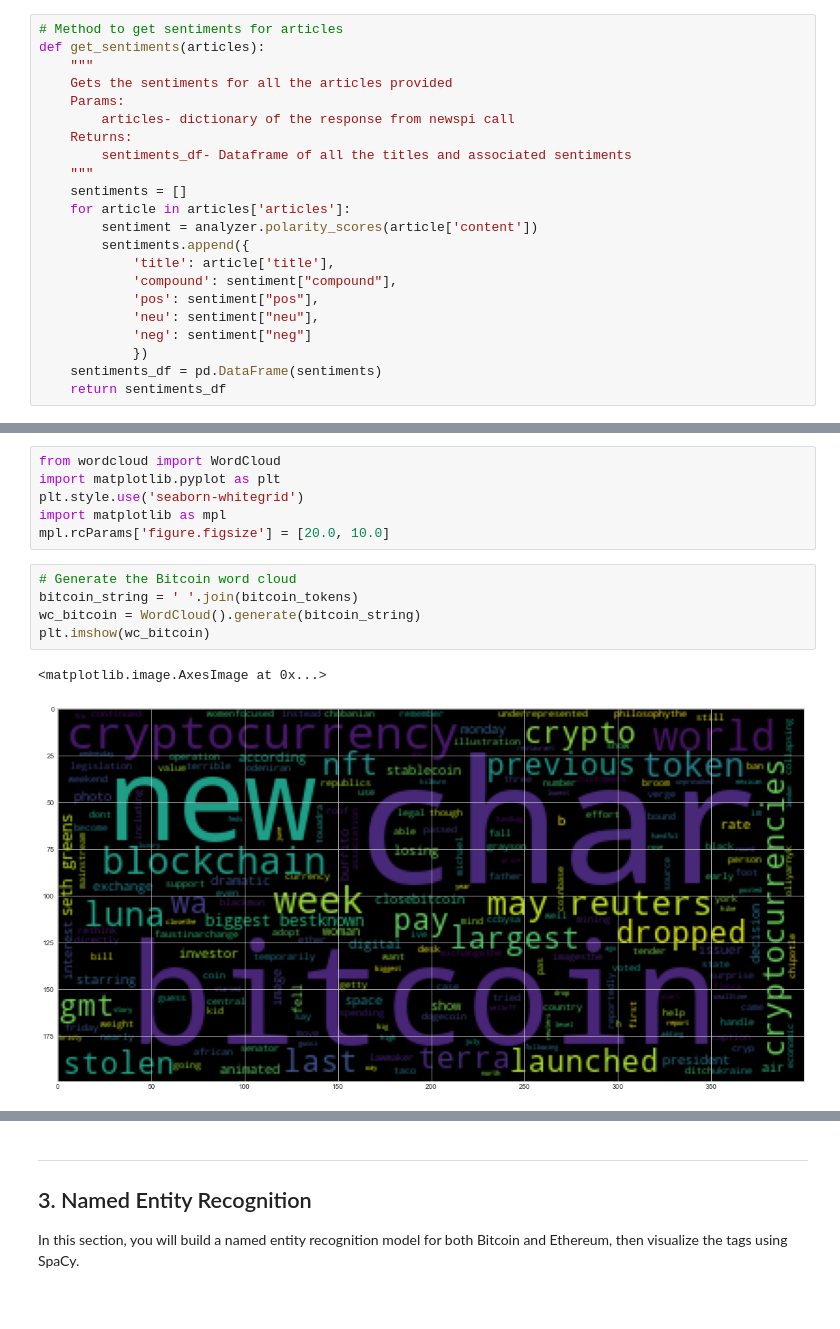
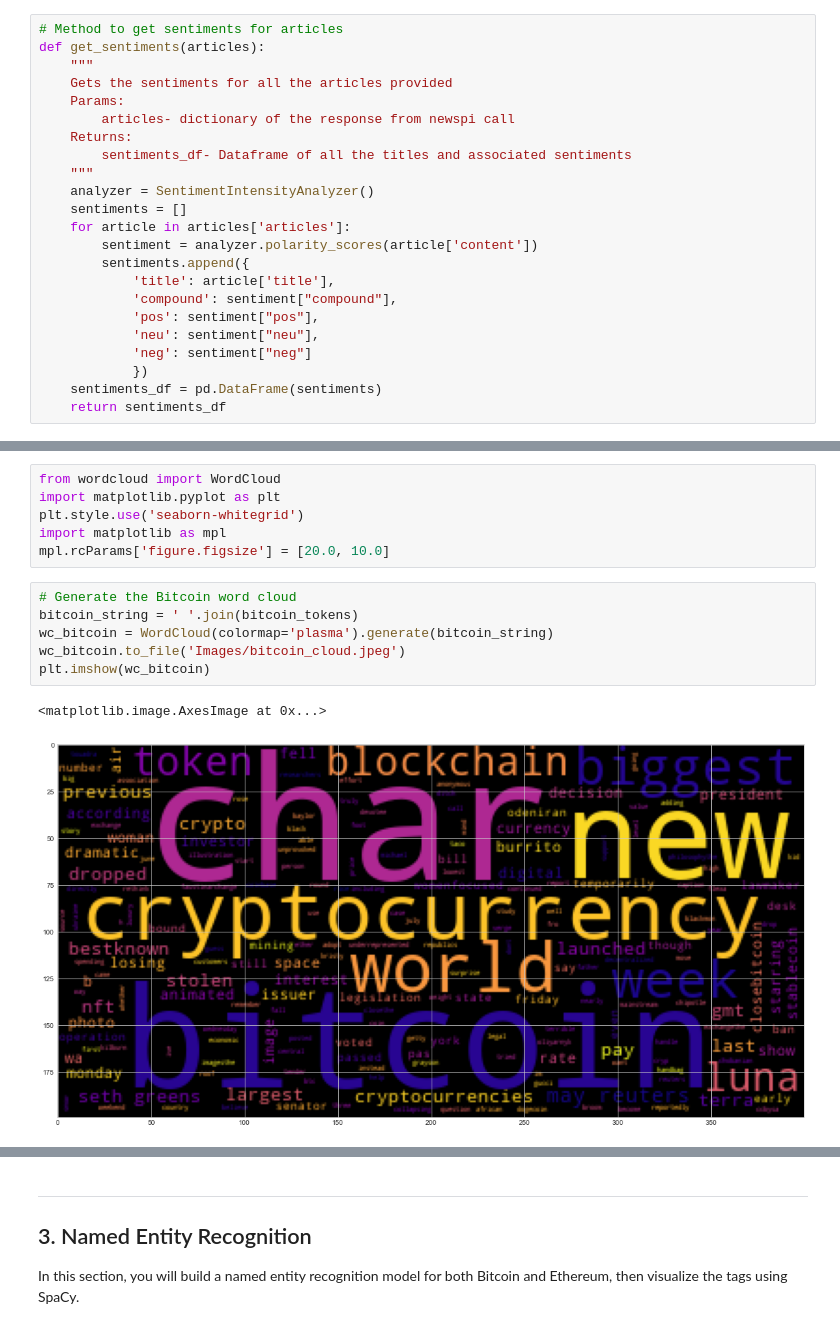
Before and after one commit to AkanSri/Rutgers-FinTech, a Jupyter notebook: 02-Homework/12-NLP/Starter_Code/crypto_sentiment.ipynb, the cells around one changed output, grey strips where cells are left out. Saved outputs shown, nothing was run; the diff lists cells and outputs as text.

```diff
--- a/02-Homework/12-NLP/Starter_Code/crypto_sentiment.ipynb
+++ b/02-Homework/12-NLP/Starter_Code/crypto_sentiment.ipynb
@@ -49,6 +50,7 @@ def get_sentiments(articles):
     Returns:
         sentiments_df- Dataframe of all the titles and associated sentiments
     """
+    analyzer = SentimentIntensityAnalyzer()
     sentiments = []
     for article in articles['articles']:
         sentiment = analyzer.polarity_scores(article['content'])
@@ -344,11 +346,12 @@ mpl.rcParams['figure.figsize'] = [20.0, 10.0]
 # %%
 # Generate the Bitcoin word cloud
 bitcoin_string = ' '.join(bitcoin_tokens)
-wc_bitcoin = WordCloud().generate(bitcoin_string)
+wc_bitcoin = WordCloud(colormap='plasma').generate(bitcoin_string)
+wc_bitcoin.to_file('Images/bitcoin_cloud.jpeg')
 plt.imshow(wc_bitcoin)
 # %% [output]
 <matplotlib.image.AxesImage at 0x...>
-[figure, old version]
+[figure, new version]
 # %%
 # Generate the Ethereum word cloud
 ethereum_string = ' '.join(ethereum_tokens)
```
Also changed, not shown: parts of 28 cells of this notebook, 6 other files.
